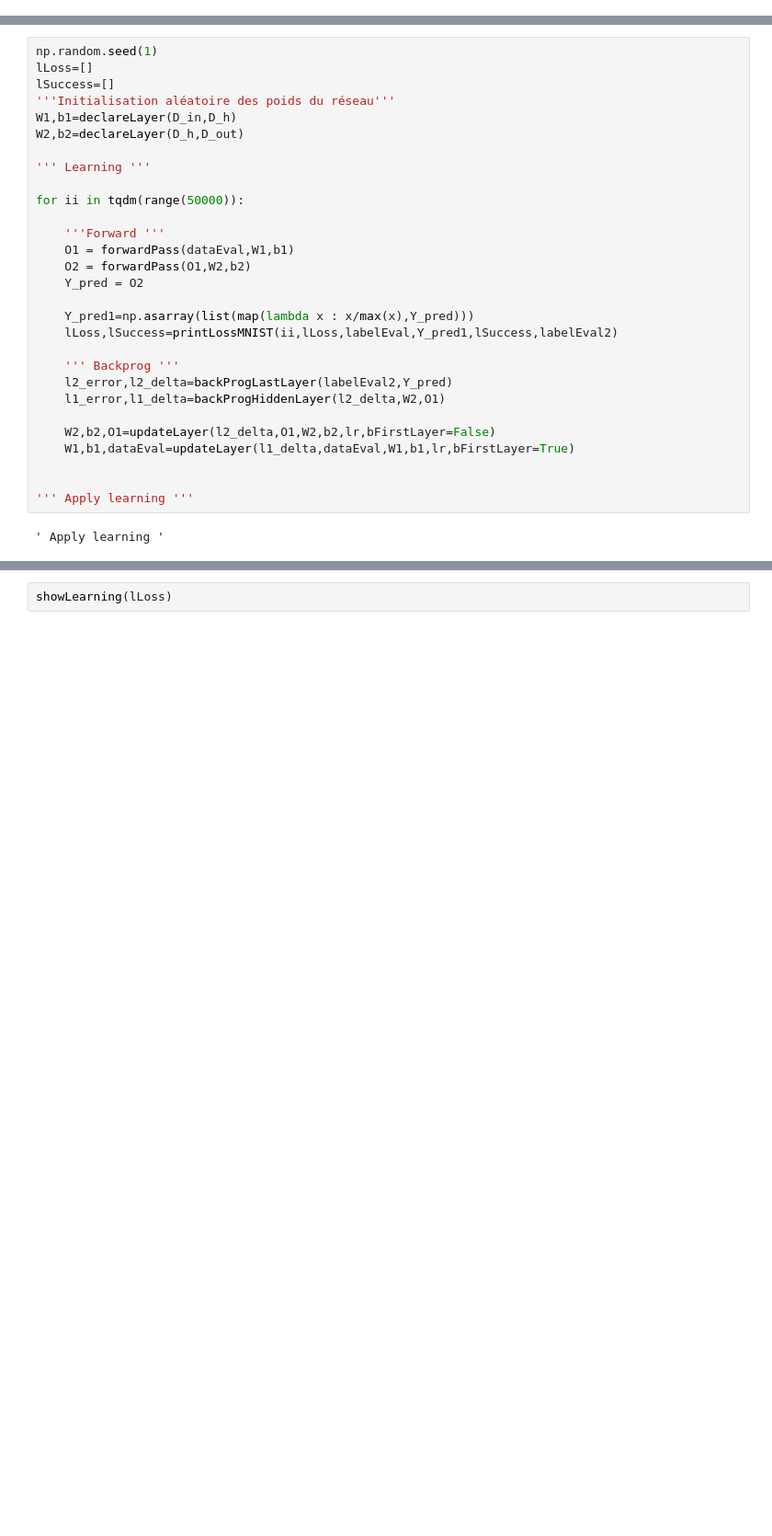
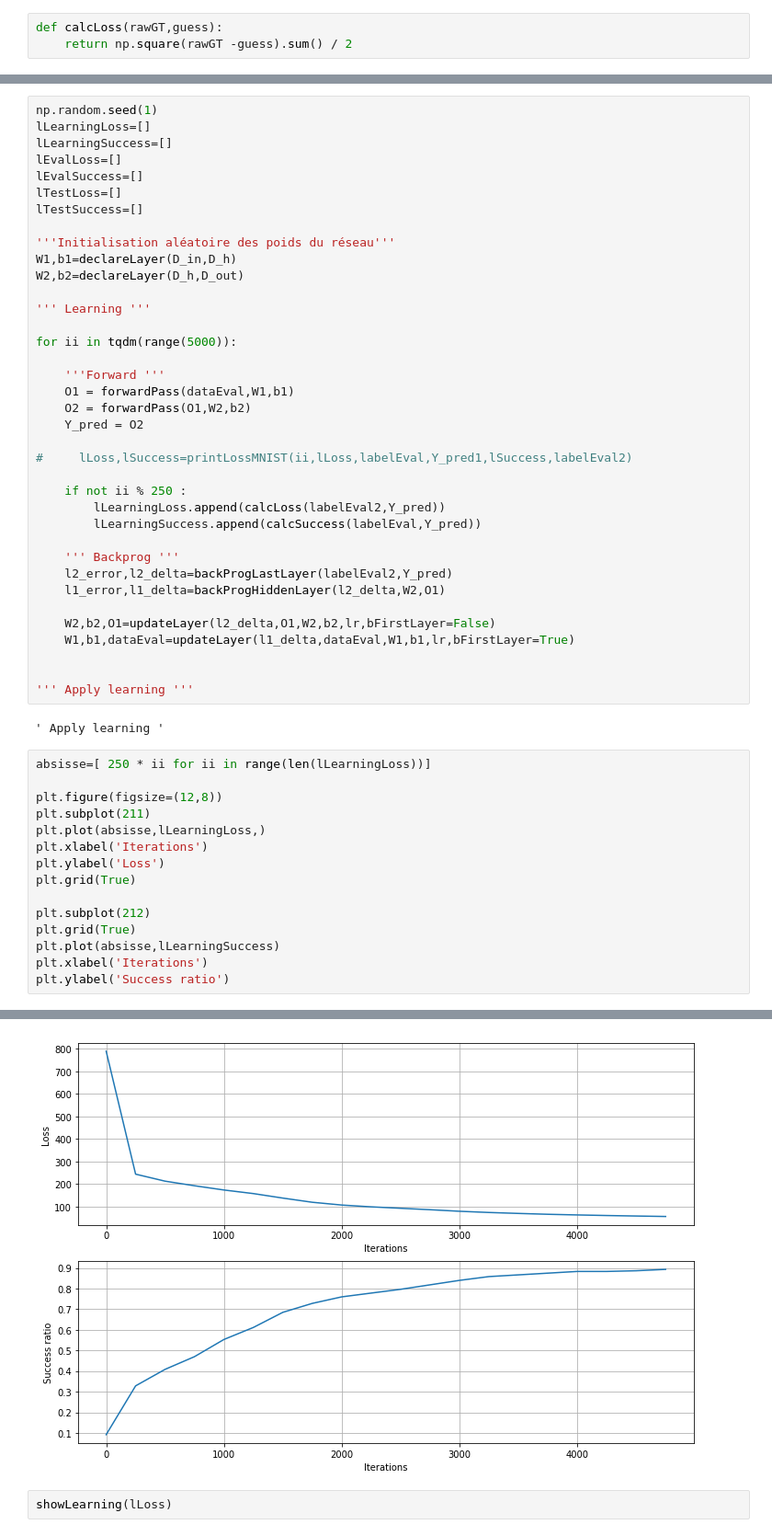
Before and after one commit to FrancoisPgm/apprentissage_auto, a Jupyter notebook: DeepLearning.ipynb, the cells around one changed output, grey strips where cells are left out. Shown at 92% size. Saved outputs shown, nothing was run; the diff lists cells and outputs as text; blank space fills up the shorter version.

Commit message:
Rewrote saving of loss and success.

```diff
--- a/DeepLearning.ipynb
+++ b/DeepLearning.ipynb
@@ -166,4 +166,7 @@ def backProgLastLayer(Y,Y_pred):
     error=Y-Y_pred
     delta=error*sigmoidDiff(Y_pred)
     return error,delta
+# %%
+def calcLoss(rawGT,guess):
+    return np.square(rawGT -guess).sum() / 2
 # %%
@@ -181,22 +177,30 @@ def printLossMNIST(ii,lLoss,gt,guess,lSuccess,rawGT):
 # %%
 np.random.seed(1)
-lLoss=[]
-lSuccess=[]
+lLearningLoss=[]
+lLearningSuccess=[]
+lEvalLoss=[]
+lEvalSuccess=[]
+lTestLoss=[]
+lTestSuccess=[]
+
 '''Initialisation aléatoire des poids du réseau'''
 W1,b1=declareLayer(D_in,D_h)
 W2,b2=declareLayer(D_h,D_out)
 
 ''' Learning '''
 
-for ii in tqdm(range(50000)):
+for ii in tqdm(range(5000)):
 
     '''Forward '''
     O1 = forwardPass(dataEval,W1,b1)
     O2 = forwardPass(O1,W2,b2)
     Y_pred = O2
 
-    Y_pred1=np.asarray(list(map(lambda x : x/max(x),Y_pred)))
-    lLoss,lSuccess=printLossMNIST(ii,lLoss,labelEval,Y_pred1,lSuccess,labelEval2)
+#     lLoss,lSuccess=printLossMNIST(ii,lLoss,labelEval,Y_pred1,lSuccess,labelEval2)
+
+    if not ii % 250 :
+        lLearningLoss.append(calcLoss(labelEval2,Y_pred))
+        lLearningSuccess.append(calcSuccess(labelEval,Y_pred))
 
     ''' Backprog '''
     l2_error,l2_delta=backProgLastLayer(labelEval2,Y_pred)
@@ -209,3 +213,19 @@ for ii in tqdm(range(50000)):
 ''' Apply learning '''
 # %% [output]
 ' Apply learning '
+# %%
+absisse=[ 250 * ii for ii in range(len(lLearningLoss))]
+
+plt.figure(figsize=(12,8))
+plt.subplot(211)
+plt.plot(absisse,lLearningLoss,)
+plt.xlabel('Iterations')
+plt.ylabel('Loss')
+plt.grid(True)
+
+plt.subplot(212)
+plt.grid(True)
+plt.plot(absisse,lLearningSuccess)
+plt.xlabel('Iterations')
+plt.ylabel('Success ratio')
+# %% [output]
@@ -212,3 +233,4 @@ for ii in tqdm(range(50000)):
+[figure, added]
 # %%
 showLearning(lLoss)
 # %% [output]
```
Also changed, not shown: parts of 2 cells of this notebook.
